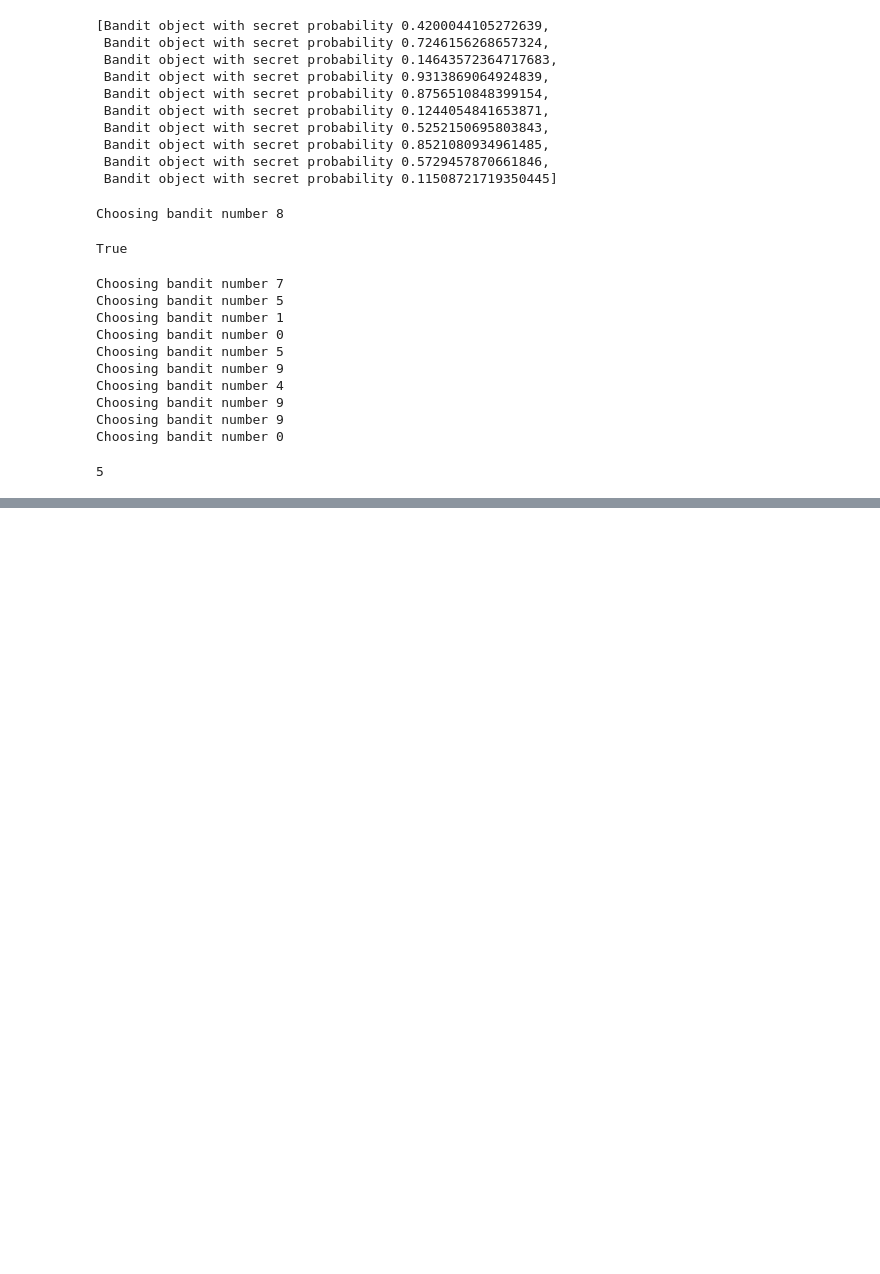
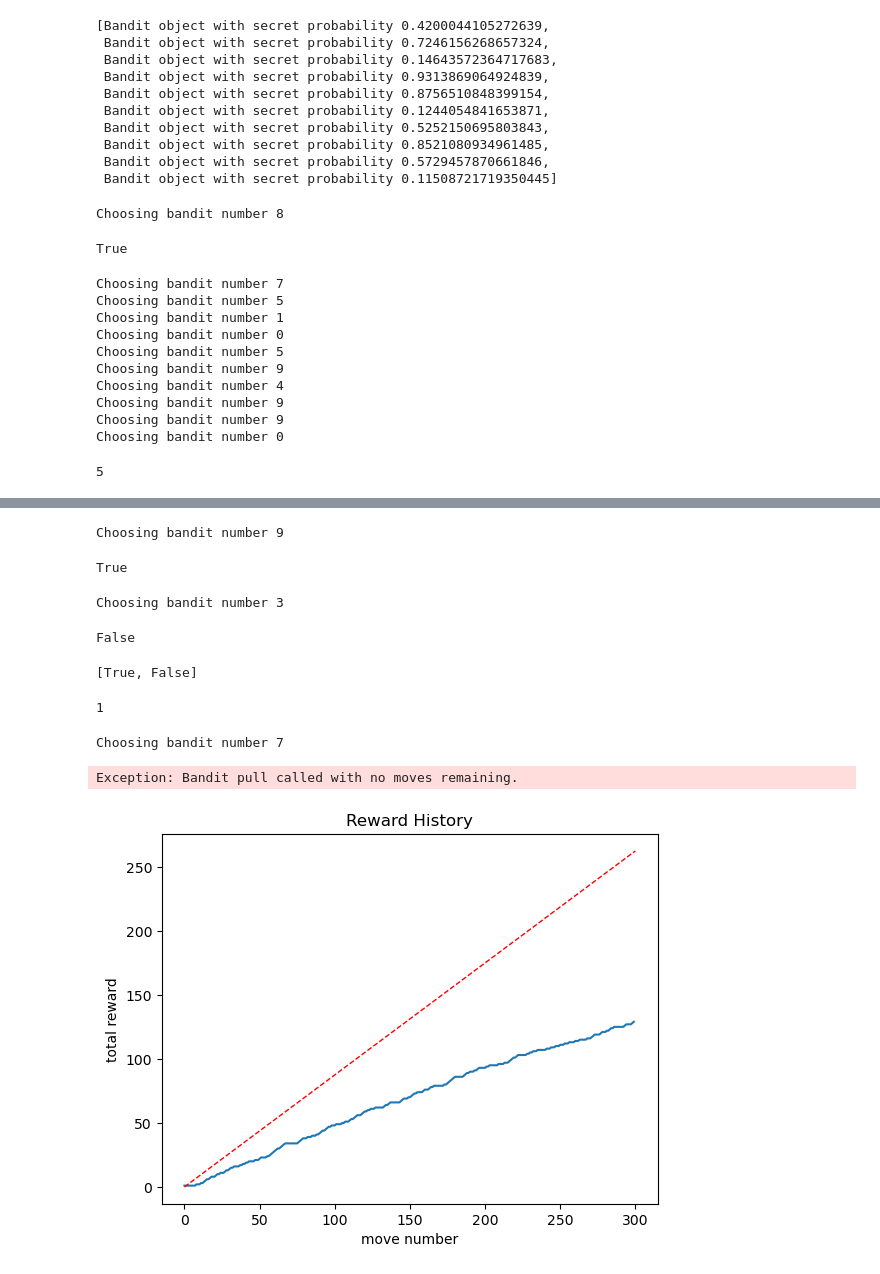
Before and after one commit to scottstossel/python-practice, a Jupyter notebook: Classes.ipynb, the cells around one changed output, grey strips where cells are left out. Drawn from its saved outputs; the diff is of its cells as text; code cells hidden in the pictures; blank space fills up the shorter version.

Commit message:
random solver implementation

```diff
--- a/Classes.ipynb
+++ b/Classes.ipynb
@@ -331,0 +364,21 @@ Choosing bandit number 0
+# %%
+class Bandit:
+    """Class to represent a slot machine with a secret probability of reward"""
+
+    def __init__(self, game):
+        self.__probability = np.random.uniform()
+        self.game = game
+        if self.__probability > self.game.best_probability:
+            self.game.best_probability = self.__probability
+
+    def __repr__(self):
+        return "Bandit object with secret probability " + str(self.__probability)
+
+    def pull(self):
+        """returns True representing a reward or False representing no reward"""
+        if not self.game.moves_remaining():
+            raise Exception("Bandit pull called with no moves remaining.")
+        result = np.random.choice([True, False],p=[self.__probability, 1 - self.__probability])
+        self.game.history.append(result)
+        self.game.score += result
+        return result
@@ -331,0 +393,32 @@ Choosing bandit number 0
+# %%
+s.move()
+# %% [output]
+Choosing bandit number 9
+True
+# %%
+s.move()
+# %% [output]
+Choosing bandit number 3
+False
+# %%
+game.history
+# %% [output]
+[True, False]
+# %%
+game.score
+# %% [output]
+1
+# %%
+s.move()
+# %% [output]
+Choosing bandit number 7
+Exception: Bandit pull called with no moves remaining.
+# %%
+game = Game(300)
+bandits = [Bandit(game) for i in range(10)]
+s = RandomSolver(bandits)
+for i in range(game.num_moves):
+    s.move()
+game.plot_history()
+# %% [output]
+[figure, added]
```
Also changed, not shown: parts of 5 cells of this notebook.
